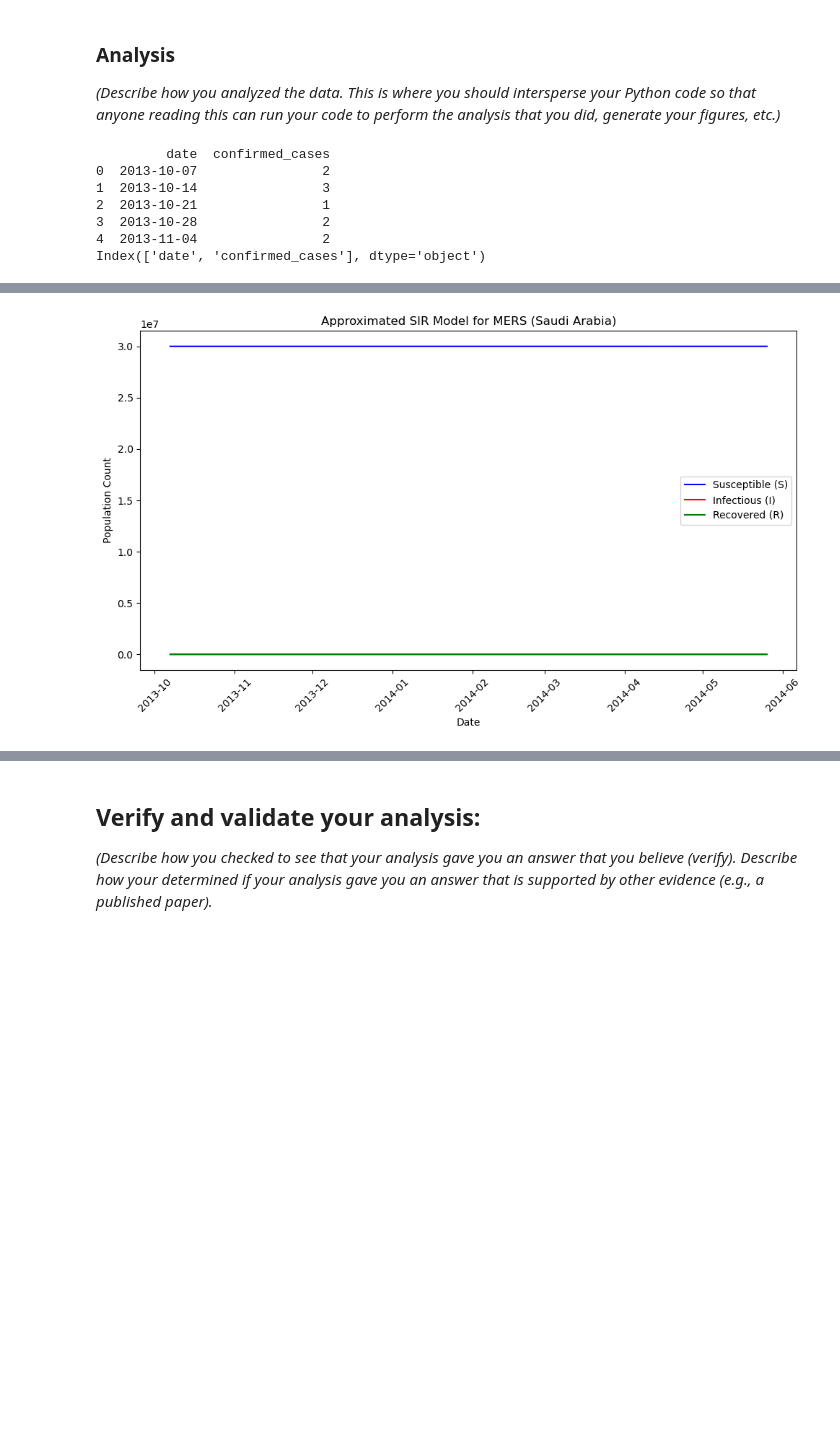
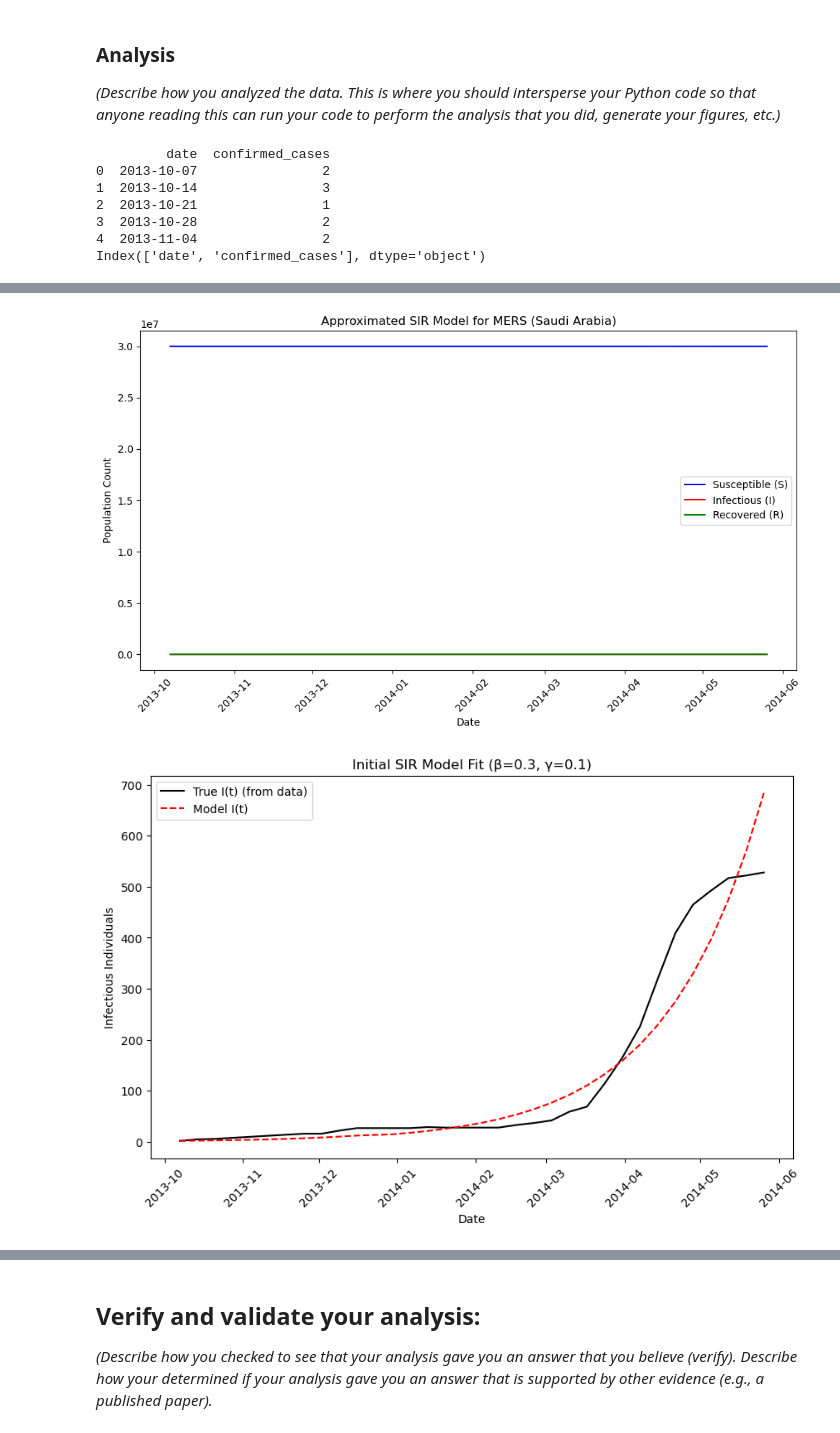
Before and after one commit to acx29/module4, a Jupyter notebook: Module 4 Template (1).ipynb, the cells around one changed output, grey strips where cells are left out. Saved outputs shown, nothing was run; the diff lists cells and outputs as text; code cells hidden in the pictures; blank space fills up the shorter version.

```diff
--- a/Module 4 Template (1).ipynb
+++ b/Module 4 Template (1).ipynb
@@ -90,6 +90,7 @@ from main_functions import convert_cumulative_to_SIR
 import pandas as pd
 import matplotlib.pyplot as plt
 import matplotlib.dates as mdates
+import numpy as np
 
 # Load the MERS dataset
 data = pd.read_csv('MERS_Saudi_Arabia_data_2013_2014_new_cases.csv')
@@ -179,30 +180,122 @@ plt.tight_layout()
 plt.show()
 
 # Plot SIR curves
 plt.figure(figsize=(10, 6))
 
 plt.plot(data_sir['date'], data_sir['S_est'], label='Susceptible (S)', color='blue')
 plt.plot(data_sir['date'], data_sir['I_est'], label='Infectious (I)', color='red')
 plt.plot(data_sir['date'], data_sir['R_est'], label='Recovered (R)', color='green')
 
 plt.xlabel('Date')
 plt.ylabel('Population Count')
 plt.title('Approximated SIR Model for MERS (Saudi Arabia)')
 plt.gca().xaxis.set_major_formatter(mdates.DateFormatter('%Y-%m'))
 plt.gca().xaxis.set_major_locator(mdates.MonthLocator(interval=1))
 plt.xticks(rotation=45)
 plt.legend()
 plt.tight_layout()
 plt.show()
+
+# Compare true and model I(t) using SSE
+
+def euler_sir(beta, gamma, S0, I0, R0, t, N):
+    """
+    Solve the SIR model using Euler's method.
+    Parameters:
+    - beta: Infection rate
+    - gamma: Recovery rate
+    - S0: Initial susceptible population
+    - I0: Initial infected population
+    - R0: Initial recovered population
+    - t: Array of time points (days or weeks)
+    - N: Total population
+    Returns:
+    - S: Array of susceptible population over time
+    - I: Array of infected population over time
+    - R: Array of recovered population over time
+    """
+
+    S = np.empty(len(t), float)
+    I = np.empty(len(t), float)
+    R = np.empty(len(t), float)
+
+    # Initial conditions
+    S[0], I[0], R[0] = S0, I0, R0
+
+    for n in range(len(t) - 1):
+        dt = t[n + 1] - t[n]
+
+        # Differential equations for SIR model
+        dS = -beta * S[n] * I[n] / N
+        dI = beta * S[n] * I[n] / N - gamma * I[n]
+        dR = gamma * I[n]
+
+        # Euler update steps
+        S[n + 1] = S[n] + dS * dt
+        I[n + 1] = I[n] + dI * dt
+        R[n + 1] = R[n] + dR * dt
+
+    return S, I, R
+
+# find true I(t)
+true_I = data_sir['I_est'].values
+dates = data_sir['date'].values
+N = population  # Saudi population
+
+# initial conditions
+I0 = true_I[0]
+R0 = 0
+S0 = N - I0
+
+# time array
+t = np.arange(len(true_I))
+
+# run model with gamma and beta guesses
+beta_guess = 0.3
+gamma_guess = 0.1
+S_model, I_model, R_model = euler_sir(beta_guess, gamma_guess, S0, I0, R0, t, N)
+
+# plot model I(t) vs. true I(t)
+plt.figure(figsize=(10,6))
+plt.plot(dates, true_I, label="True I(t) (from data)", color="black")
+plt.plot(dates, I_model, label="Model I(t)", color="red", linestyle="--")
+
+plt.title(f"Initial SIR Model Fit (β={beta_guess}, γ={gamma_guess})")
+plt.xlabel("Date")
+plt.ylabel("Infectious Individuals")
+plt.legend()
+plt.xticks(rotation=45)
+plt.show()
+
+# SSE function
+def SSE(model_I, true_I):
+    return np.sum((model_I - true_I)**2)
+
+# fit gamma and beta to minimize SSE
+from scipy.optimize import minimize
+
+def objective(params):
+    beta, gamma = params
+    _, I_temp, _ = euler_sir(beta, gamma, S0, I0, R0, t, N)
+    return SSE(I_temp, true_I)
+
+initial_guess = [0.3, 0.1]
+
+result = minimize(objective, initial_guess, bounds=[(0, 2), (0, 2)])
+beta_opt, gamma_opt = result.x
+
+print("Optimal beta:", beta_opt)
+print("Optimal gamma:", gamma_opt)
 # %% [output]
          date  confirmed_cases
 0  2013-10-07                2
 1  2013-10-14                3
 2  2013-10-21                1
 3  2013-10-28                2
 4  2013-11-04                2
 Index(['date', 'confirmed_cases'], dtype='object')
 [figure]
 [figure]
 [figure]
 [figure]
+[figure, added]
```
Also changed, not shown: parts of 2 cells of this notebook.
